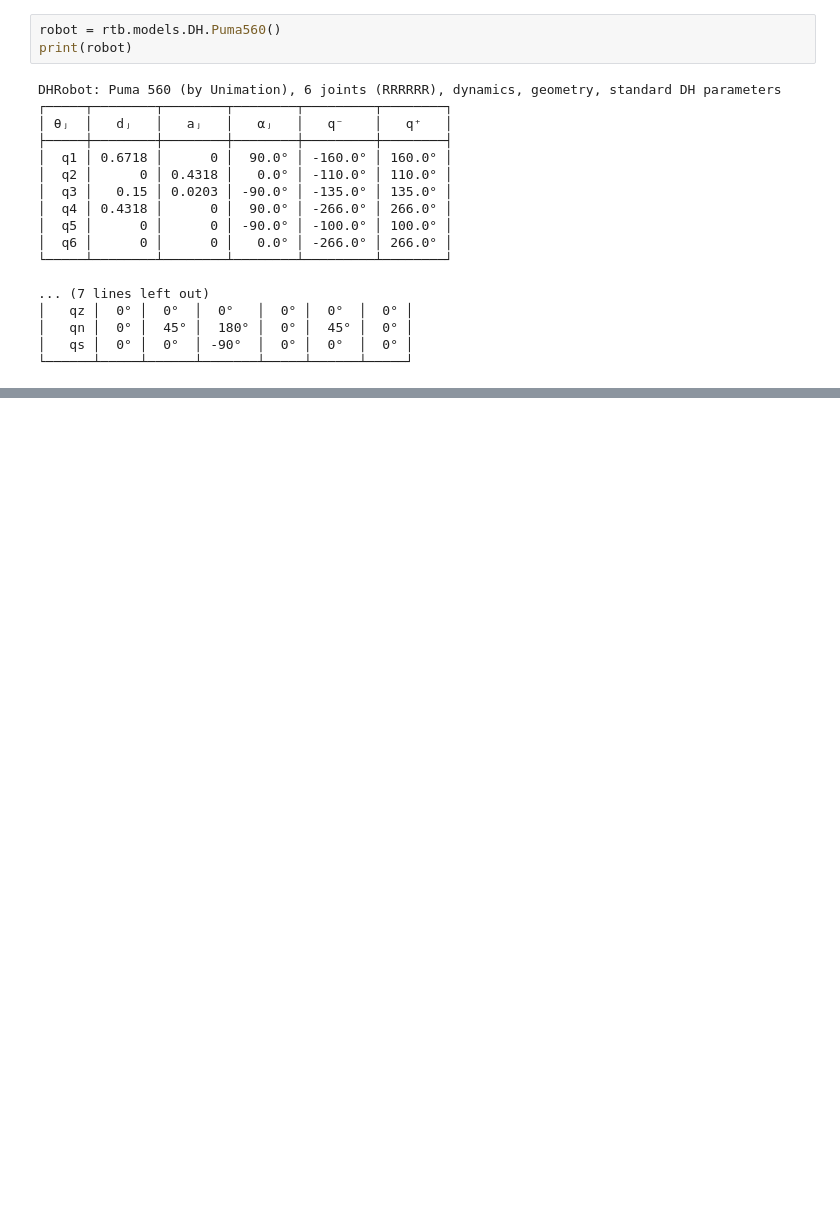
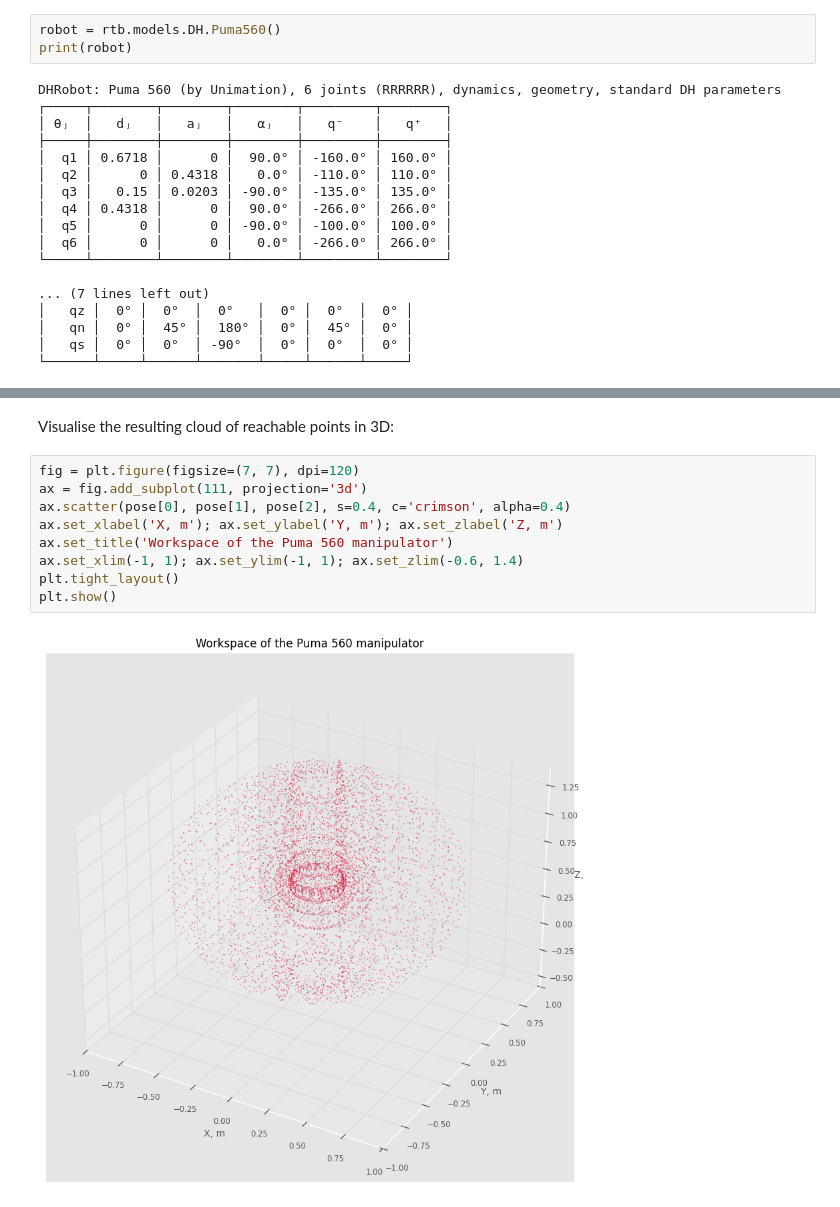
Before and after one commit to ITMO-CSR-GMCA/rmpc-lab2-coralr-1, a Jupyter notebook: lab2.ipynb, the cells around one changed output, grey strips where cells are left out. Drawn from its saved outputs; the diff is of its cells as text; blank space fills up the shorter version.

```diff
--- a/lab2.ipynb
+++ b/lab2.ipynb
@@ -411,0 +206,13 @@ stats('mtraj/quintic',     tr_quin)
+# %% [markdown]
+Visualise the resulting cloud of reachable points in 3D:
+# %%
+fig = plt.figure(figsize=(7, 7), dpi=120)
+ax = fig.add_subplot(111, projection='3d')
+ax.scatter(pose[0], pose[1], pose[2], s=0.4, c='crimson', alpha=0.4)
+ax.set_xlabel('X, m'); ax.set_ylabel('Y, m'); ax.set_zlabel('Z, m')
+ax.set_title('Workspace of the Puma 560 manipulator')
+ax.set_xlim(-1, 1); ax.set_ylim(-1, 1); ax.set_zlim(-0.6, 1.4)
+plt.tight_layout()
+plt.show()
+# %% [output]
+[figure, added]
```
Also changed, not shown: parts of 52 cells of this notebook, 1 other file.
